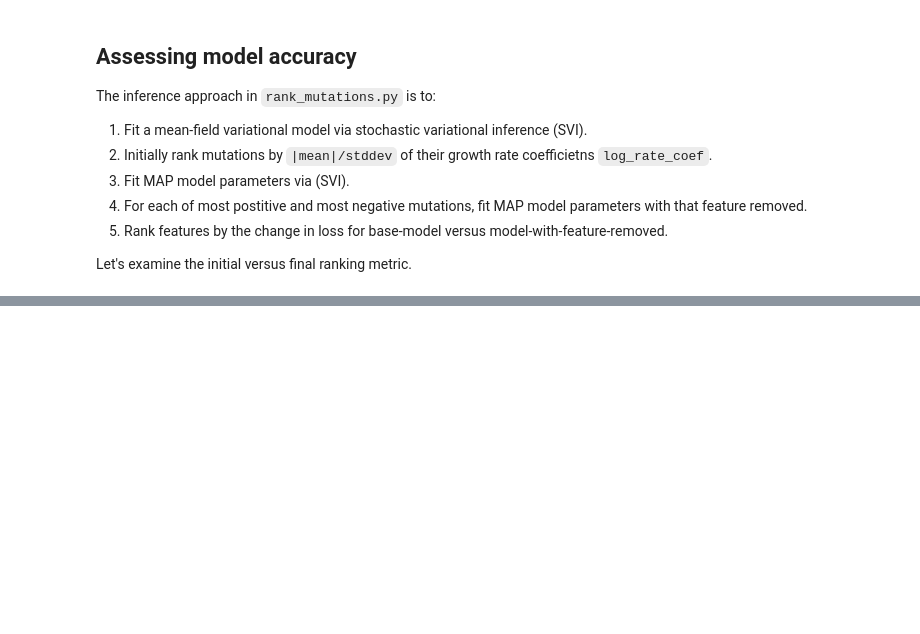
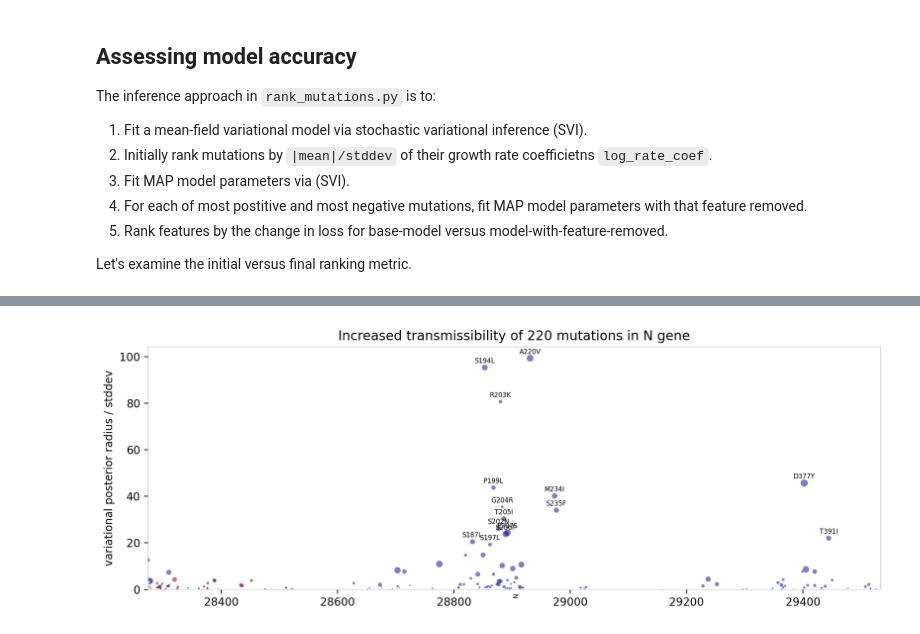
Before and after one commit to broadinstitute/pyro-cov, a Jupyter notebook: mutation_two_step_inference.ipynb, the cells around one changed output, grey strips where cells are left out. Saved outputs shown, nothing was run; the diff lists cells and outputs as text; code cells hidden in the pictures; blank space fills up the shorter version.

```diff
--- a/mutation_two_step_inference.ipynb
+++ b/mutation_two_step_inference.ipynb
@@ -77,0 +149,4 @@ plt.subplots_adjust(wspace=0, hspace=0)
+# %%
+plot_manhattan(sigma, mean, in_gene="N")
+# %% [output]
+[figure, added]
```
Also changed, not shown: parts of 8 cells of this notebook, 1 other file.
